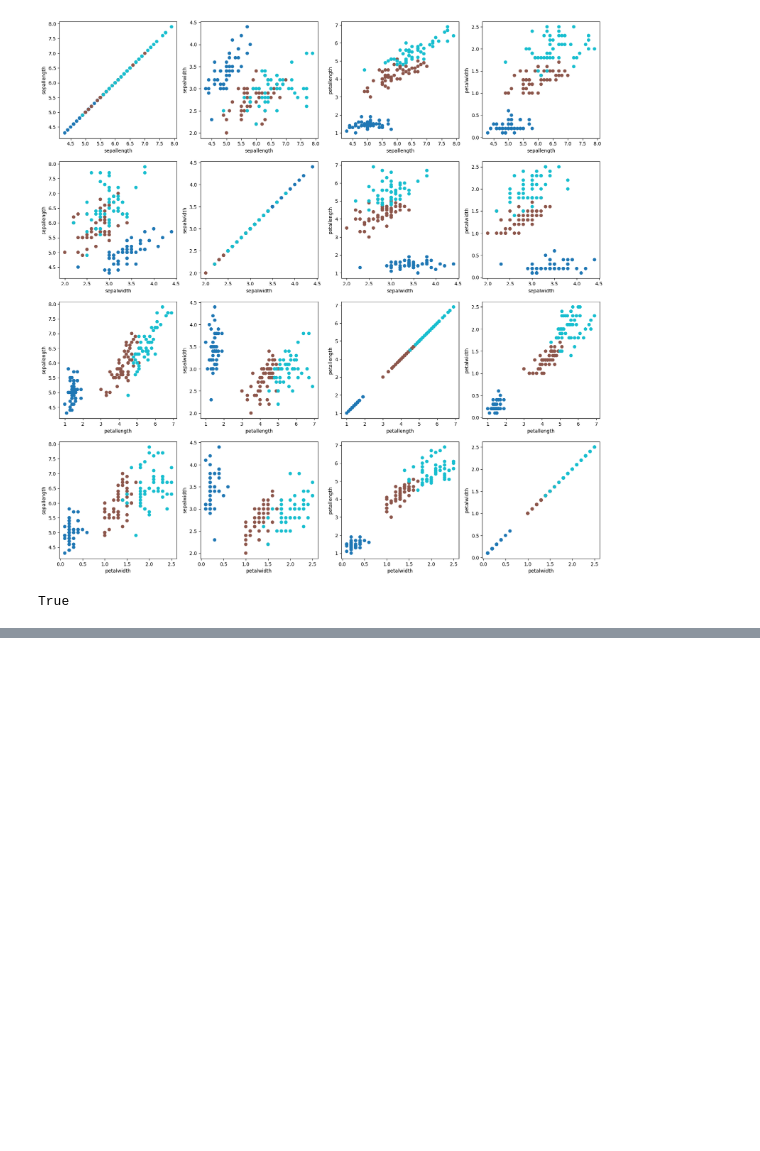
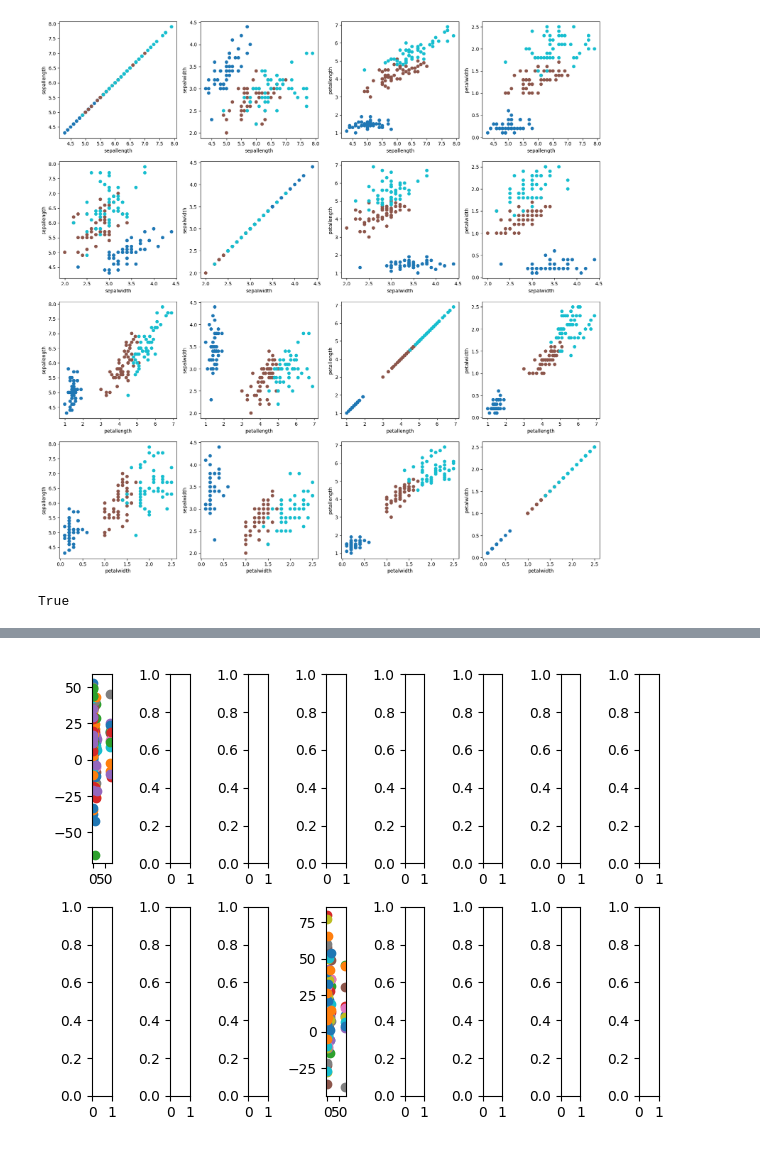
Before and after one commit to asdfrt159/DataScientist, a Jupyter notebook: Preprocessing/preprocess.ipynb, the cells around one changed output, grey strips where cells are left out. Cells and saved outputs as stored; diff of their text form; code cells hidden in the pictures; blank space fills up the shorter version.

```diff
--- a/Preprocessing/preprocess.ipynb
+++ b/Preprocessing/preprocess.ipynb
@@ -221,0 +385,20 @@ True
+# %%
+for i in range(X.shape[1]) :
+	count = 0
+	j=0
+	if i >= 5 :
+		j=1
+		count = count - 5
+	col_name = df.columns[i]
+	mean = X[i].mean()
+	std = X[i].std()
+	# print(mean, std)
+	Y = np.random.normal(loc = mean, scale = std, size = len(X[i]))
+
+	axes[j,count].scatter(X[i], Y)
+	count +=1
+
+plt.tight_layout()
+plt.show()
+# %% [output]
+[figure, added]
```
Also changed, not shown: parts of 96 cells of this notebook.
